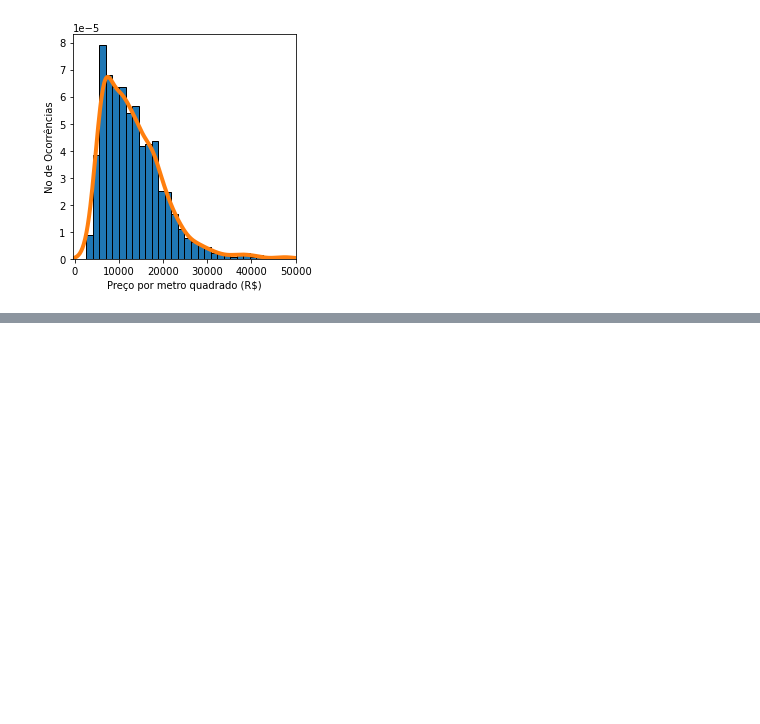
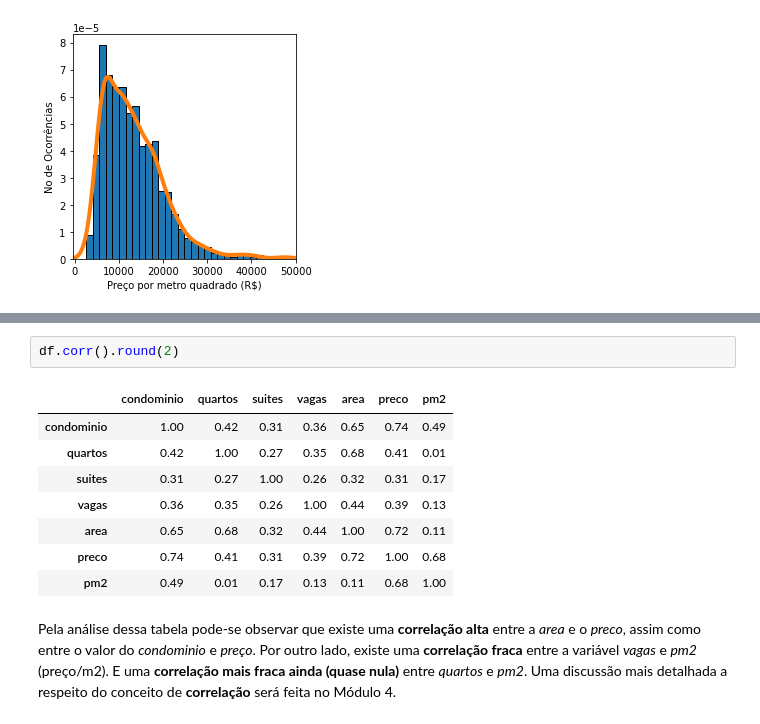
Before and after one commit to larissasouzapinto/AcelerAI, a Jupyter notebook: Curso_NEED/3_Estatistica_Basica.ipynb, the cells around one changed output, grey strips where cells are left out. Cells and saved outputs as stored; diff of their text form; blank space fills up the shorter version.

```diff
--- a/Curso_NEED/3_Estatistica_Basica.ipynb
+++ b/Curso_NEED/3_Estatistica_Basica.ipynb
@@ -176,0 +178,13 @@ plt.show()
+# %%
+df.corr().round(2)
+# %% [output]
+|  | condominio | quartos | suites | vagas | area | preco | pm2 |
+| condominio | 1.00 | 0.42 | 0.31 | 0.36 | 0.65 | 0.74 | 0.49 |
+| quartos | 0.42 | 1.00 | 0.27 | 0.35 | 0.68 | 0.41 | 0.01 |
+| suites | 0.31 | 0.27 | 1.00 | 0.26 | 0.32 | 0.31 | 0.17 |
+| vagas | 0.36 | 0.35 | 0.26 | 1.00 | 0.44 | 0.39 | 0.13 |
+| area | 0.65 | 0.68 | 0.32 | 0.44 | 1.00 | 0.72 | 0.11 |
+| preco | 0.74 | 0.41 | 0.31 | 0.39 | 0.72 | 1.00 | 0.68 |
+| pm2 | 0.49 | 0.01 | 0.17 | 0.13 | 0.11 | 0.68 | 1.00 |
+# %% [markdown]
+Pela análise dessa tabela pode-se observar que existe uma **correlação alta** entre a _area_ e o _preco_, assim como entre o valor do _condominio_ e _preço_. Por outro lado,  existe uma **correlação fraca** entre a variável _vagas_ e _pm2_ (preço/m2). E uma **correlação mais fraca ainda (quase nula)** entre _quartos_ e _pm2_. Uma discussão mais detalhada a respeito do conceito de **correlação** será feita no Módulo 4.
```
Also changed, not shown: parts of 8 cells of this notebook, 1 other file.
